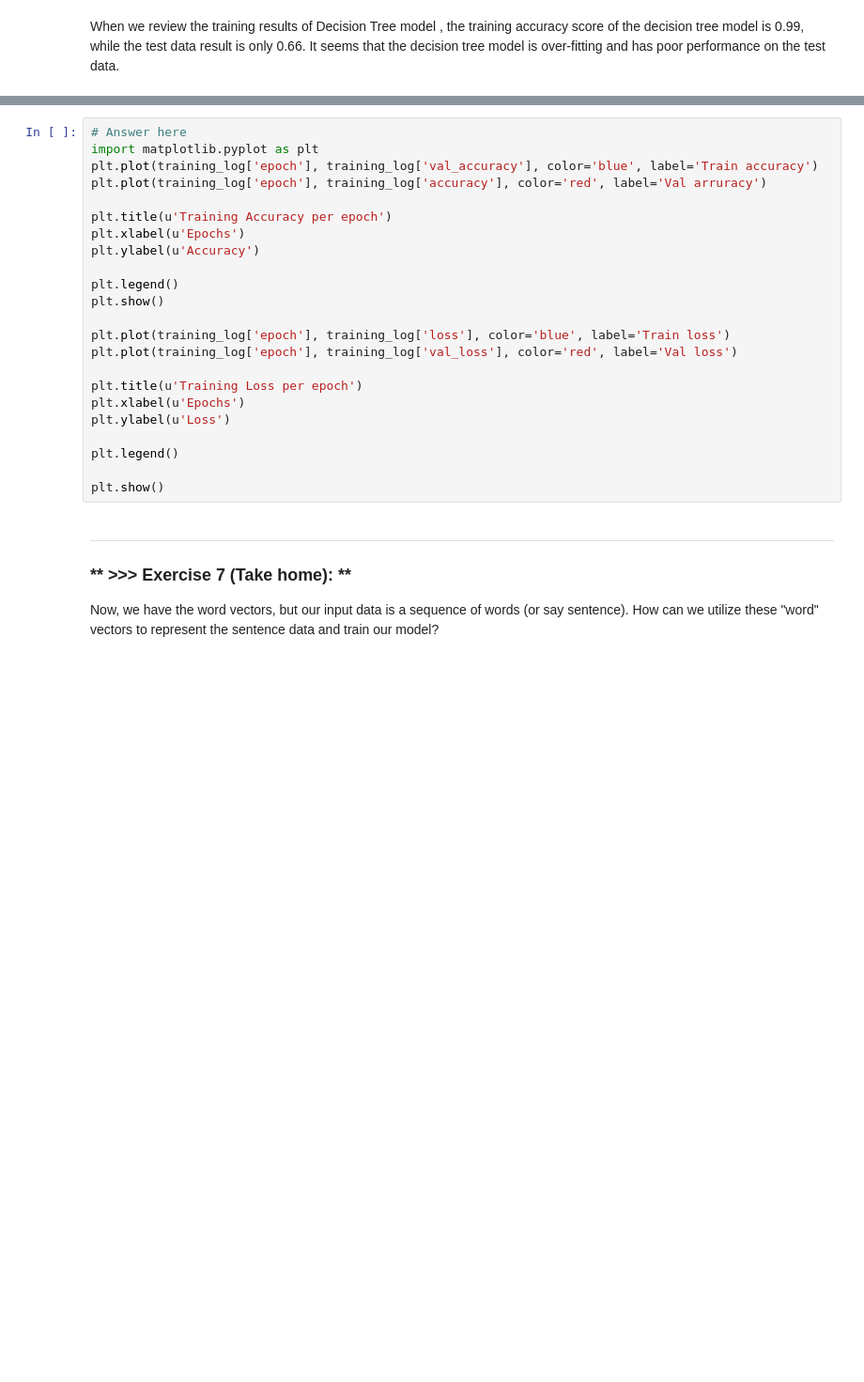
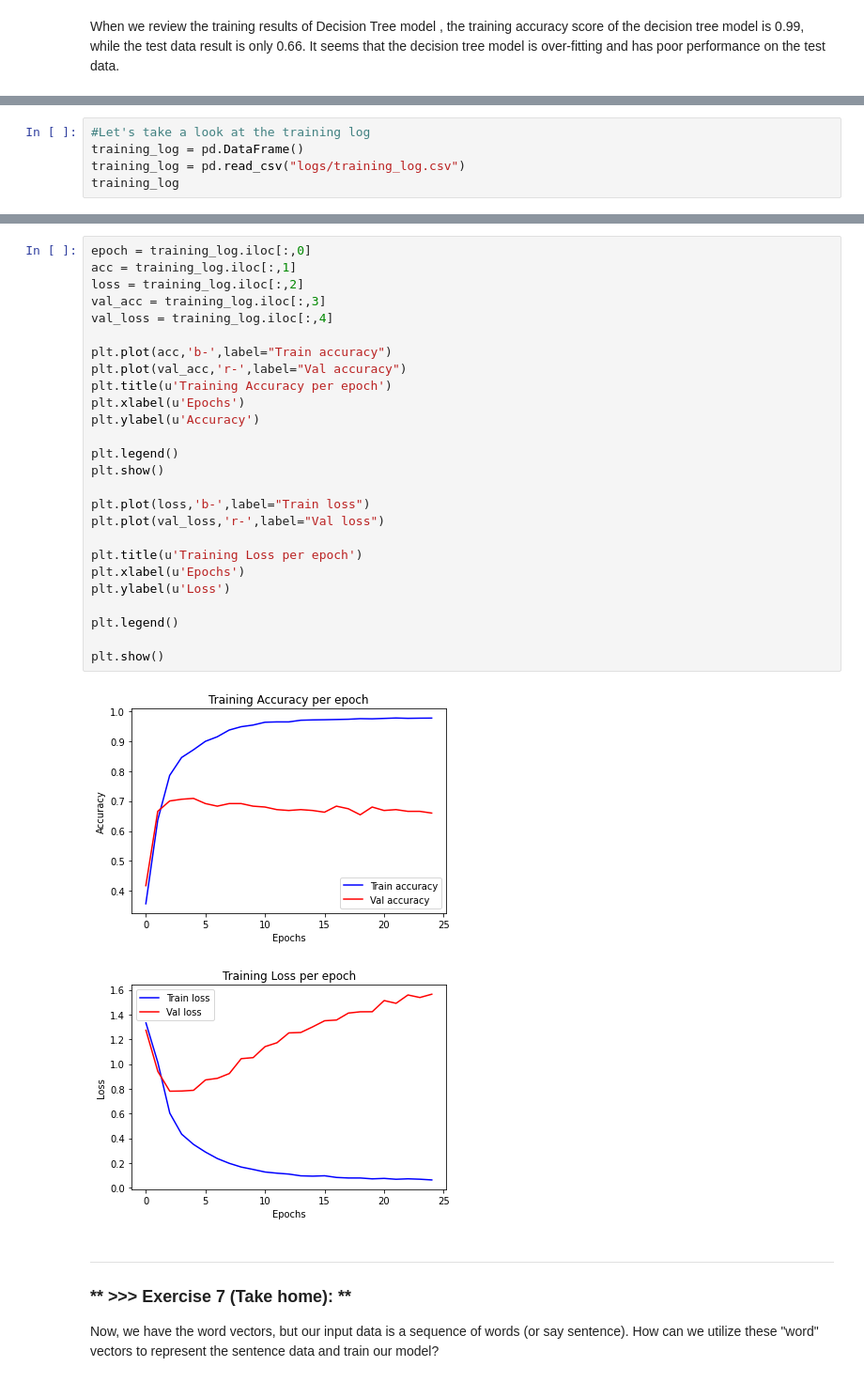
Before and after one commit to s108003854/DM2020-Lab2-Homework, a Jupyter notebook: DM2020-Lab2-Homework.ipynb, the cells around one changed output, grey strips where cells are left out. Shown at 94% size. Cells and saved outputs as stored; diff of their text form; blank space fills up the shorter version.

```diff
--- a/DM2020-Lab2-Homework.ipynb
+++ b/DM2020-Lab2-Homework.ipynb
@@ -184,0 +334,5 @@ Plot the Training and Validation Accuracy and Loss (different plots), just like
+# %%
+#Let's take a look at the training log
+training_log = pd.DataFrame()
+training_log = pd.read_csv("logs/training_log.csv")
+training_log
@@ -185,26 +357,32 @@ Plot the Training and Validation Accuracy and Loss (different plots), just like
 # %%
-# Answer here
-import matplotlib.pyplot as plt
-plt.plot(training_log['epoch'], training_log['val_accuracy'], color='blue', label='Train accuracy')
-plt.plot(training_log['epoch'], training_log['accuracy'], color='red', label='Val arruracy')
+epoch = training_log.iloc[:,0]
+acc = training_log.iloc[:,1]
+loss = training_log.iloc[:,2]
+val_acc = training_log.iloc[:,3]
+val_loss = training_log.iloc[:,4]
 
+plt.plot(acc,'b-',label="Train accuracy")
+plt.plot(val_acc,'r-',label="Val accuracy")
 plt.title(u'Training Accuracy per epoch')
 plt.xlabel(u'Epochs')
 plt.ylabel(u'Accuracy')
 
 plt.legend()
 plt.show()
 
-plt.plot(training_log['epoch'], training_log['loss'], color='blue', label='Train loss')
-plt.plot(training_log['epoch'], training_log['val_loss'], color='red', label='Val loss')
+plt.plot(loss,'b-',label="Train loss")
+plt.plot(val_loss,'r-',label="Val loss")
 
 plt.title(u'Training Loss per epoch')
 plt.xlabel(u'Epochs')
 plt.ylabel(u'Loss')
 
 plt.legend()
 
 plt.show()
+# %% [output]
+[figure, added]
+[figure, added]
 # %% [markdown]
 ---
 ### ** >>> Exercise 7 (Take home): **
```
Also changed, not shown: parts of 44 cells of this notebook, 3 other files.
